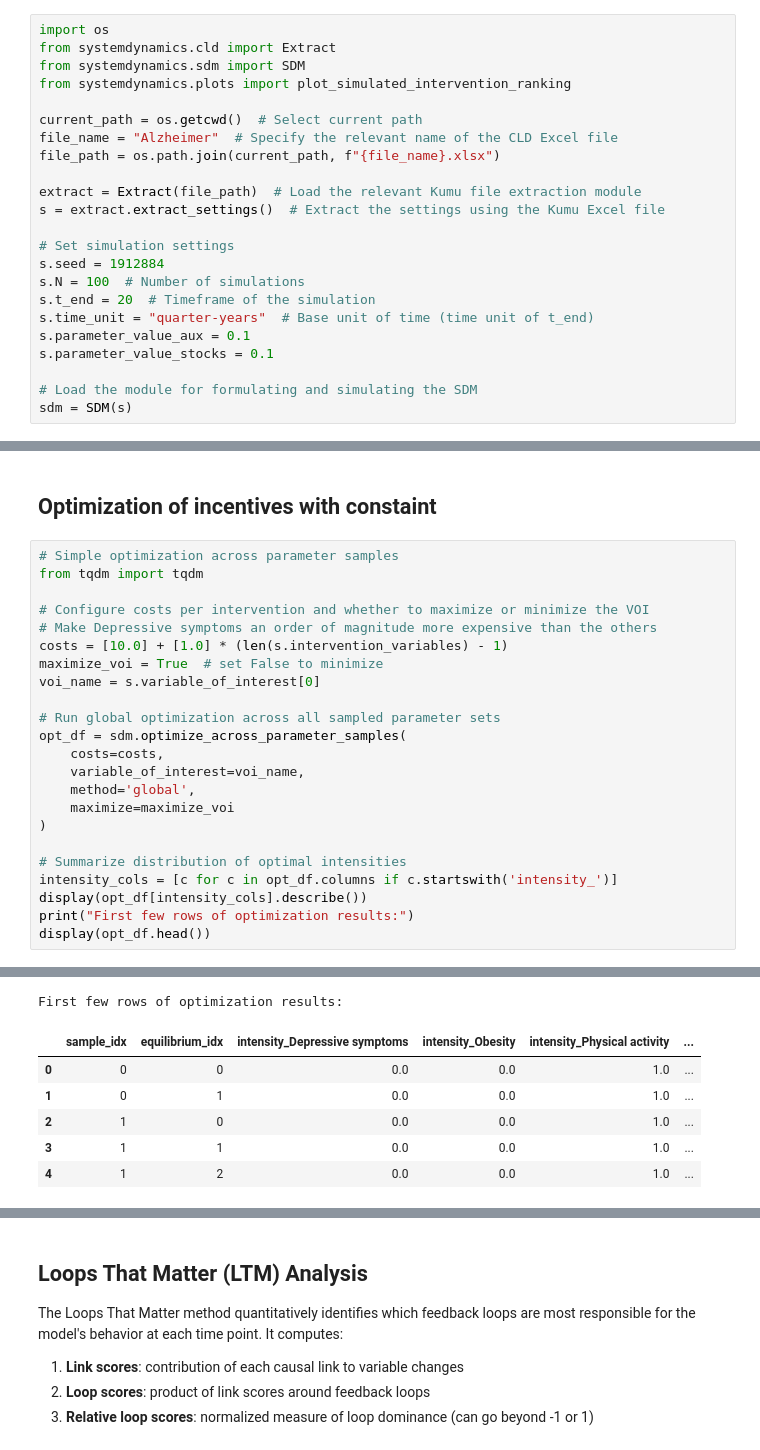
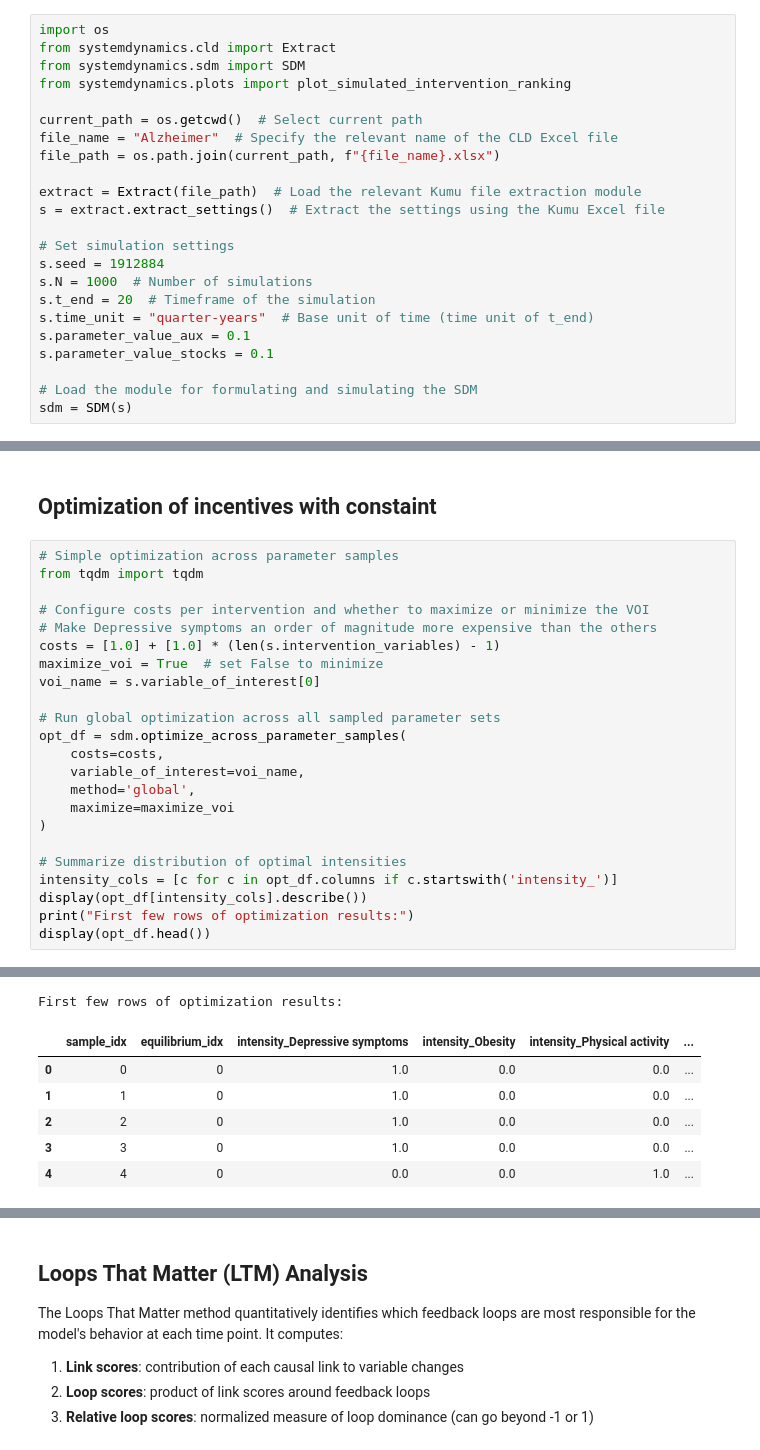
Before and after one commit to vvvasconcelos/SystemsInsightPipeline, a Jupyter notebook: tutorials/Alzheimer.ipynb, the cells around one changed output, grey strips where cells are left out. Saved outputs shown, nothing was run; the diff lists cells and outputs as text.

```diff
--- a/tutorials/Alzheimer.ipynb
+++ b/tutorials/Alzheimer.ipynb
@@ -38,7 +36,7 @@ s = extract.extract_settings()  # Extract the settings using the Kumu Excel file
 
 # Set simulation settings
 s.seed = 1912884
-s.N = 100  # Number of simulations
+s.N = 1000  # Number of simulations
 s.t_end = 20  # Timeframe of the simulation
 s.time_unit = "quarter-years"  # Base unit of time (time unit of t_end)
 s.parameter_value_aux = 0.1
@@ -129,7 +125,7 @@ from tqdm import tqdm
 
 # Configure costs per intervention and whether to maximize or minimize the VOI
 # Make Depressive symptoms an order of magnitude more expensive than the others
-costs = [10.0] + [1.0] * (len(s.intervention_variables) - 1)
+costs = [1.0] + [1.0] * (len(s.intervention_variables) - 1)
 maximize_voi = True  # set False to minimize
 voi_name = s.variable_of_interest[0]
 
@@ -159,8 +155,8 @@ display(opt_df.head())
 First few rows of optimization results:
 |  | sample_idx | equilibrium_idx | intensity_Depressive symptoms | intensity_Obesity | intensity_Physical activity | ... |
-| 0 | 0 | 0 | 0.0 | 0.0 | 1.0 | ... |
-| 1 | 0 | 1 | 0.0 | 0.0 | 1.0 | ... |
-| 2 | 1 | 0 | 0.0 | 0.0 | 1.0 | ... |
-| 3 | 1 | 1 | 0.0 | 0.0 | 1.0 | ... |
-| 4 | 1 | 2 | 0.0 | 0.0 | 1.0 | ... |
+| 0 | 0 | 0 | 1.0 | 0.0 | 0.0 | ... |
+| 1 | 1 | 0 | 1.0 | 0.0 | 0.0 | ... |
+| 2 | 2 | 0 | 1.0 | 0.0 | 0.0 | ... |
+| 3 | 3 | 0 | 1.0 | 0.0 | 0.0 | ... |
+| 4 | 4 | 0 | 0.0 | 0.0 | 1.0 | ... |
 # %%
```
Also changed, not shown: parts of 13 cells of this notebook.
